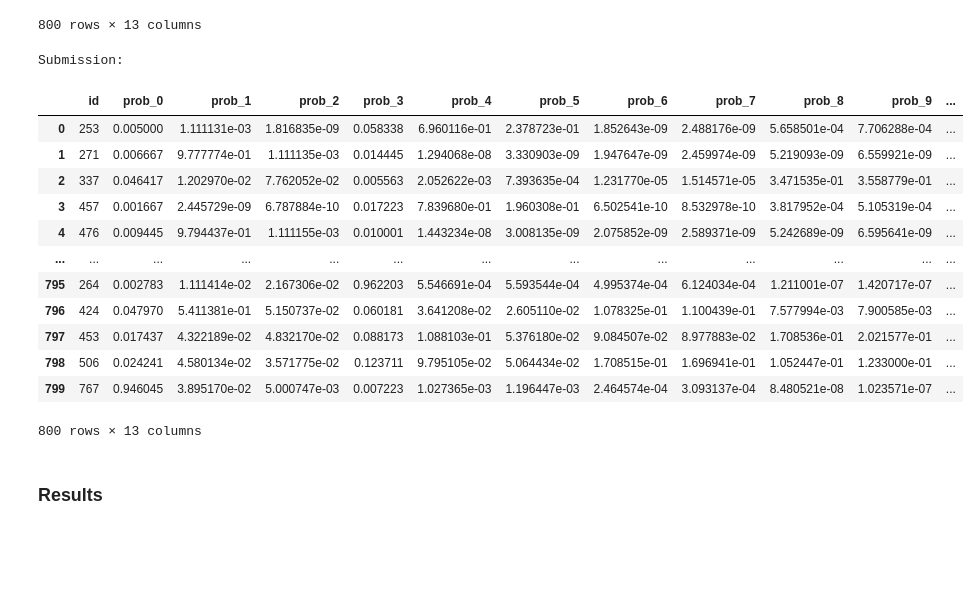
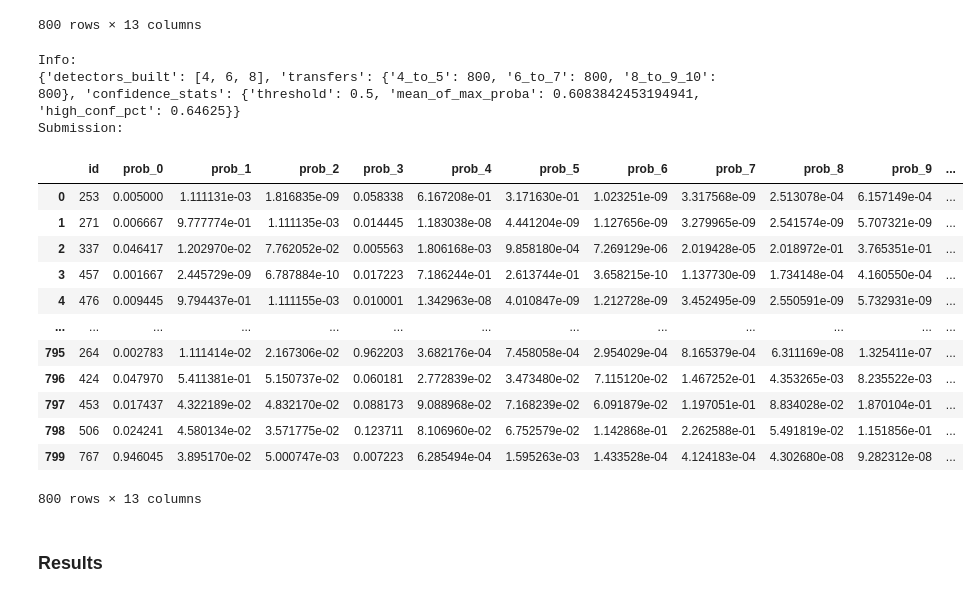
Before and after one commit to Andreavisi1/Challenge_B1_PHM_North_America_2023, a Jupyter notebook: main.ipynb, the cells around one changed output. Drawn from its saved outputs; the diff is of its cells as text; code cells hidden in the pictures; blank space fills up the shorter version.

```diff
--- a/main.ipynb
+++ b/main.ipynb
@@ -390,32 +390,36 @@ Submission:
 # %%
 import utils.submission_generator
 importlib.reload(utils.submission_generator)
 from utils.submission_generator import SubmissionGenerator
 
 generator = SubmissionGenerator()
 submission_df, info = generator.create_submission_simple(
-     X_tr, y_tr, X_te, test_df, best_model, conf_thresh=0.5, contamination=0.05, alpha=0.6
+     X_tr, y_tr, X_te, test_df, best_model, conf_thresh=0.5, contamination=0.05, alpha=0.8
  )
 
 # -------------------------
 # Risultati
 # -------------------------
+print("Info:")
+print(info)
 print("Submission:")
 submission_df
 # %% [output]
+Info:
+{'detectors_built': [4, 6, 8], 'transfers': {'4_to_5': 800, '6_to_7': 800, '8_to_9_10': 800}, 'confidence_stats': {'threshold': 0.5, 'mean_of_max_proba': 0.6083842453194941, 'high_conf_pct': 0.64625}}
 Submission:
 |  | id | prob_0 | prob_1 | prob_2 | prob_3 | prob_4 | prob_5 | prob_6 | prob_7 | prob_8 | prob_9 | ... |
-| 0 | 253 | 0.005000 | 1.111131e-03 | 1.816835e-09 | 0.058338 | 6.960116e-01 | 2.378723e-01 | 1.852643e-09 | 2.488176e-09 | 5.658501e-04 | 7.706288e-04 | ... |
-| 1 | 271 | 0.006667 | 9.777774e-01 | 1.111135e-03 | 0.014445 | 1.294068e-08 | 3.330903e-09 | 1.947647e-09 | 2.459974e-09 | 5.219093e-09 | 6.559921e-09 | ... |
-| 2 | 337 | 0.046417 | 1.202970e-02 | 7.762052e-02 | 0.005563 | 2.052622e-03 | 7.393635e-04 | 1.231770e-05 | 1.514571e-05 | 3.471535e-01 | 3.558779e-01 | ... |
-| 3 | 457 | 0.001667 | 2.445729e-09 | 6.787884e-10 | 0.017223 | 7.839680e-01 | 1.960308e-01 | 6.502541e-10 | 8.532978e-10 | 3.817952e-04 | 5.105319e-04 | ... |
-| 4 | 476 | 0.009445 | 9.794437e-01 | 1.111155e-03 | 0.010001 | 1.443234e-08 | 3.008135e-09 | 2.075852e-09 | 2.589371e-09 | 5.242689e-09 | 6.595641e-09 | ... |
+| 0 | 253 | 0.005000 | 1.111131e-03 | 1.816835e-09 | 0.058338 | 6.167208e-01 | 3.171630e-01 | 1.023251e-09 | 3.317568e-09 | 2.513078e-04 | 6.157149e-04 | ... |
+| 1 | 271 | 0.006667 | 9.777774e-01 | 1.111135e-03 | 0.014445 | 1.183038e-08 | 4.441204e-09 | 1.127656e-09 | 3.279965e-09 | 2.541574e-09 | 5.707321e-09 | ... |
+| 2 | 337 | 0.046417 | 1.202970e-02 | 7.762052e-02 | 0.005563 | 1.806168e-03 | 9.858180e-04 | 7.269129e-06 | 2.019428e-05 | 2.018972e-01 | 3.765351e-01 | ... |
+| 3 | 457 | 0.001667 | 2.445729e-09 | 6.787884e-10 | 0.017223 | 7.186244e-01 | 2.613744e-01 | 3.658215e-10 | 1.137730e-09 | 1.734148e-04 | 4.160550e-04 | ... |
+| 4 | 476 | 0.009445 | 9.794437e-01 | 1.111155e-03 | 0.010001 | 1.342963e-08 | 4.010847e-09 | 1.212728e-09 | 3.452495e-09 | 2.550591e-09 | 5.732931e-09 | ... |
 | ... | ... | ... | ... | ... | ... | ... | ... | ... | ... | ... | ... | ... |
-| 795 | 264 | 0.002783 | 1.111414e-02 | 2.167306e-02 | 0.962203 | 5.546691e-04 | 5.593544e-04 | 4.995374e-04 | 6.124034e-04 | 1.211001e-07 | 1.420717e-07 | ... |
-| 796 | 424 | 0.047970 | 5.411381e-01 | 5.150737e-02 | 0.060181 | 3.641208e-02 | 2.605110e-02 | 1.078325e-01 | 1.100439e-01 | 7.577994e-03 | 7.900585e-03 | ... |
-| 797 | 453 | 0.017437 | 4.322189e-02 | 4.832170e-02 | 0.088173 | 1.088103e-01 | 5.376180e-02 | 9.084507e-02 | 8.977883e-02 | 1.708536e-01 | 2.021577e-01 | ... |
-| 798 | 506 | 0.024241 | 4.580134e-02 | 3.571775e-02 | 0.123711 | 9.795105e-02 | 5.064434e-02 | 1.708515e-01 | 1.696941e-01 | 1.052447e-01 | 1.233000e-01 | ... |
-| 799 | 767 | 0.946045 | 3.895170e-02 | 5.000747e-03 | 0.007223 | 1.027365e-03 | 1.196447e-03 | 2.464574e-04 | 3.093137e-04 | 8.480521e-08 | 1.023571e-07 | ... |
+| 795 | 264 | 0.002783 | 1.111414e-02 | 2.167306e-02 | 0.962203 | 3.682176e-04 | 7.458058e-04 | 2.954029e-04 | 8.165379e-04 | 6.311169e-08 | 1.325411e-07 | ... |
+| 796 | 424 | 0.047970 | 5.411381e-01 | 5.150737e-02 | 0.060181 | 2.772839e-02 | 3.473480e-02 | 7.115120e-02 | 1.467252e-01 | 4.353265e-03 | 8.235522e-03 | ... |
+| 797 | 453 | 0.017437 | 4.322189e-02 | 4.832170e-02 | 0.088173 | 9.088968e-02 | 7.168239e-02 | 6.091879e-02 | 1.197051e-01 | 8.834028e-02 | 1.870104e-01 | ... |
+| 798 | 506 | 0.024241 | 4.580134e-02 | 3.571775e-02 | 0.123711 | 8.106960e-02 | 6.752579e-02 | 1.142868e-01 | 2.262588e-01 | 5.491819e-02 | 1.151856e-01 | ... |
+| 799 | 767 | 0.946045 | 3.895170e-02 | 5.000747e-03 | 0.007223 | 6.285494e-04 | 1.595263e-03 | 1.433528e-04 | 4.124183e-04 | 4.302680e-08 | 9.282312e-08 | ... |
 800 rows × 13 columns
 # %% [markdown]
 ### Results
```
Also changed, not shown: parts of 1 cell of this notebook, 1 other file.
